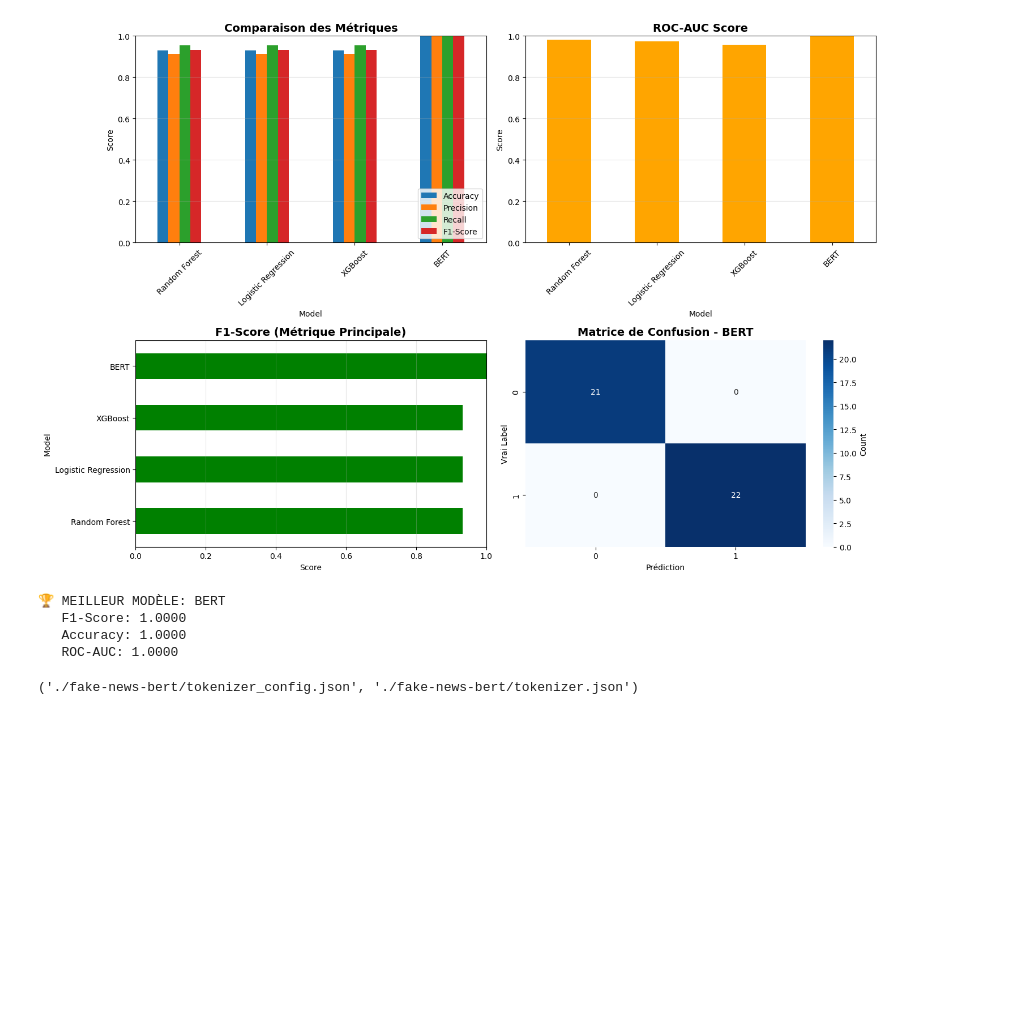
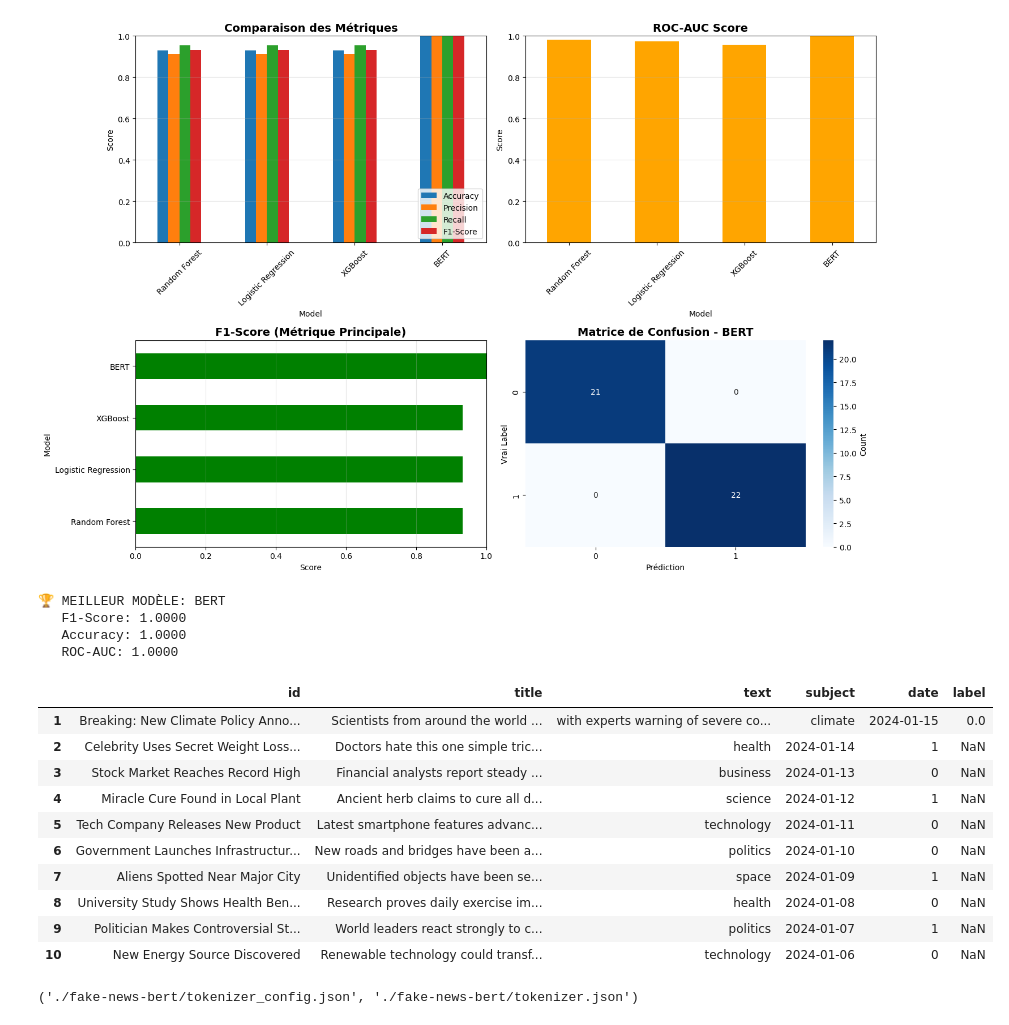
Before and after one commit to davidamouzou/Fake_news, a Jupyter notebook: notebooks/02_modelisation.ipynb, the cells around one changed output. Cells and saved outputs as stored; diff of their text form; code cells hidden in the pictures; blank space fills up the shorter version.

Commit message:
correct test data

```diff
--- a/notebooks/02_modelisation.ipynb
+++ b/notebooks/02_modelisation.ipynb
@@ -407,6 +407,22 @@ Logistic Regression    0.9302      0.913  0.9545    0.9333   0.9740
    F1-Score: 1.0000
    Accuracy: 1.0000
    ROC-AUC: 1.0000
+# %%
+# Test Dataset
+test_df = pd.read_csv('https://raw.githubusercontent.com/davidamouzou/Fake_news/refs/heads/main/data/test_data.csv')
+test_df
+# %% [output]
+|  | id | title | text | subject | date | label |
+| 1 | Breaking: New Climate Policy Anno... | Scientists from around the world ... | with experts warning of severe co... | climate | 2024-01-15 | 0.0 |
+| 2 | Celebrity Uses Secret Weight Loss... | Doctors hate this one simple tric... | health | 2024-01-14 | 1 | NaN |
+| 3 | Stock Market Reaches Record High | Financial analysts report steady ... | business | 2024-01-13 | 0 | NaN |
+| 4 | Miracle Cure Found in Local Plant | Ancient herb claims to cure all d... | science | 2024-01-12 | 1 | NaN |
+| 5 | Tech Company Releases New Product | Latest smartphone features advanc... | technology | 2024-01-11 | 0 | NaN |
+| 6 | Government Launches Infrastructur... | New roads and bridges have been a... | politics | 2024-01-10 | 0 | NaN |
+| 7 | Aliens Spotted Near Major City | Unidentified objects have been se... | space | 2024-01-09 | 1 | NaN |
+| 8 | University Study Shows Health Ben... | Research proves daily exercise im... | health | 2024-01-08 | 0 | NaN |
+| 9 | Politician Makes Controversial St... | World leaders react strongly to c... | politics | 2024-01-07 | 1 | NaN |
+| 10 | New Energy Source Discovered | Renewable technology could transf... | technology | 2024-01-06 | 0 | NaN |
 # %%
 # Sauvegarde
 model.save_pretrained('./fake-news-bert')
```
Also changed, not shown: 1 other file.
